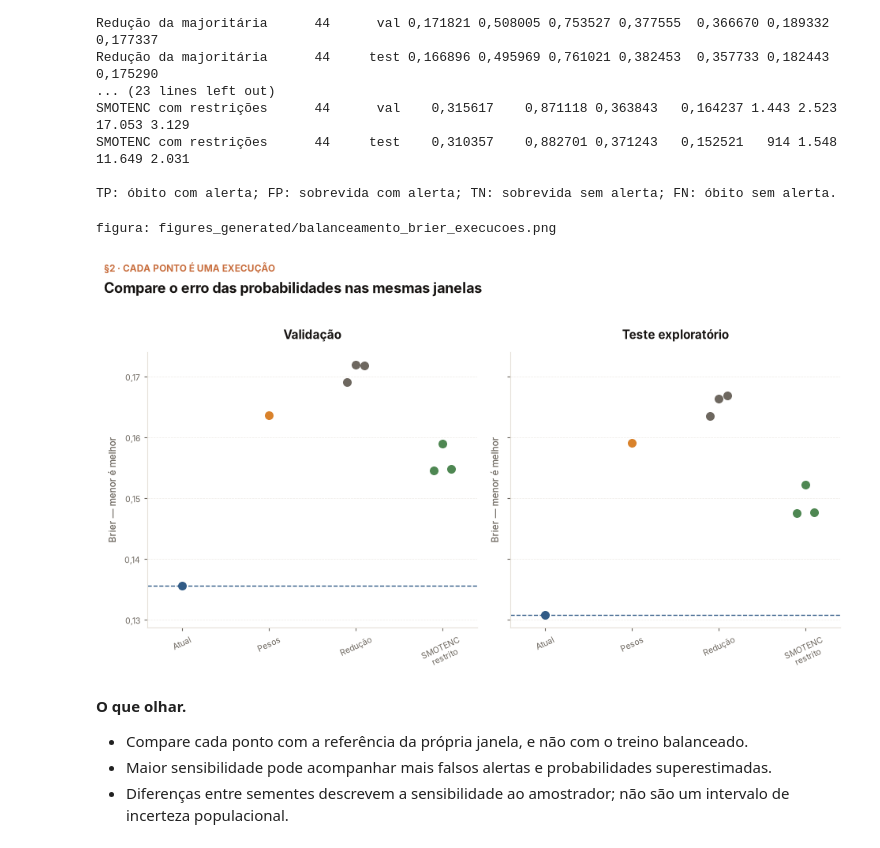
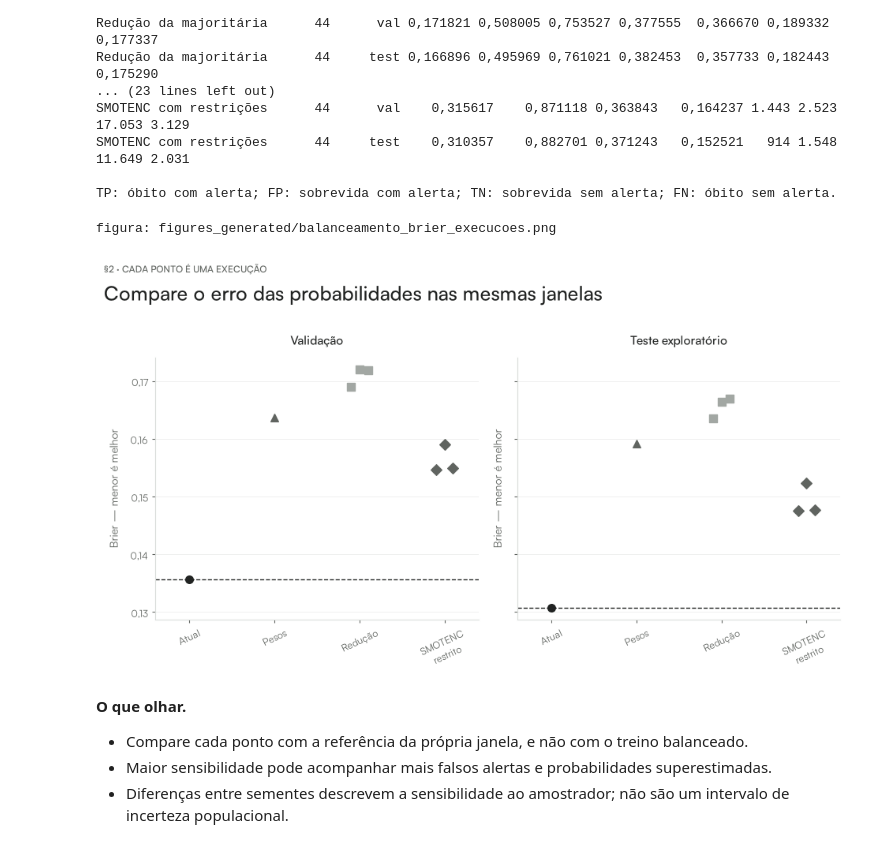
Before and after one commit to wbendinelli/interpretable-ml-lectures, a Jupyter notebook: modules/00-dataset/notebooks/srag_balance_comparison.ipynb, the cells around one changed output. Drawn from its saved outputs; the diff is of its cells as text; code cells hidden in the pictures.

```diff
--- a/modules/00-dataset/notebooks/srag_balance_comparison.ipynb
+++ b/modules/00-dataset/notebooks/srag_balance_comparison.ipynb
@@ -226,22 +258,47 @@ TP: óbito com alerta; FP: sobrevida com alerta; TN: sobrevida sem alerta; FN:
 # %%
 fig, axes = plt.subplots(1, 2, figsize=SP.SLOT, sharey=True)
 for ax, split in zip(axes, JANELAS):
     for position, method in enumerate(ORDEM):
-        values = placar.loc[(placar["método"] == method) & (placar["conjunto"] == split), "brier"].to_numpy()
-        offset = np.linspace(-0.10, 0.10, len(values)) if len(values) > 1 else np.array([0.0])
-        ax.scatter(position + offset, values, color=CORES[method], s=48, zorder=3)
-    reference = float(placar.loc[(placar["método"] == "atual") & (placar["conjunto"] == split), "brier"].iloc[0])
-    ax.axhline(reference, color=SP.AZUL, linestyle="--", linewidth=1)
+        values = placar.loc[
+            (placar["método"] == method) & (placar["conjunto"] == split), "brier"
+        ].to_numpy()
+        offset = (
+            np.linspace(-0.10, 0.10, len(values))
+            if len(values) > 1
+            else np.array([0.0])
+        )
+        ax.scatter(
+            position + offset,
+            values,
+            color=CORES[method],
+            marker=MARCADORES[method],
+            s=48,
+            zorder=3,
+        )
+    reference = float(
+        placar.loc[
+            (placar["método"] == "atual") & (placar["conjunto"] == split), "brier"
+        ].iloc[0]
+    )
+    ax.axhline(reference, color=SP.ESCURO, linestyle="--", linewidth=1)
     ax.set_title(JANELAS[split])
-    ax.set_xticks(range(len(ORDEM)), ["Atual", "Pesos", "Redução", "SMOTENC\nrestrito"], rotation=25)
+    ax.set_xticks(
+        range(len(ORDEM)),
+        ["Atual", "Pesos", "Redução", "SMOTENC\nrestrito"],
+        rotation=25,
+    )
     ax.set_ylabel("Brier — menor é melhor")
     ax.set_xlim(-0.4, len(ORDEM) - 0.6)
-SP.titulo(fig, "Compare o erro das probabilidades nas mesmas janelas", "§2 · cada ponto é uma execução")
+SP.titulo(
+    fig,
+    "Compare o erro das probabilidades nas mesmas janelas",
+    "§2 · cada ponto é uma execução",
+)
 _ = SP.salvar(fig, "balanceamento_brier_execucoes")
 plt.show()
 # %% [output]
 figura: figures_generated/balanceamento_brier_execucoes.png
-[figure, old version]
+[figure, new version]
 # %% [markdown]
 **O que olhar.**
 
```
Also changed, not shown: parts of 4 cells of this notebook, 16 other files.
